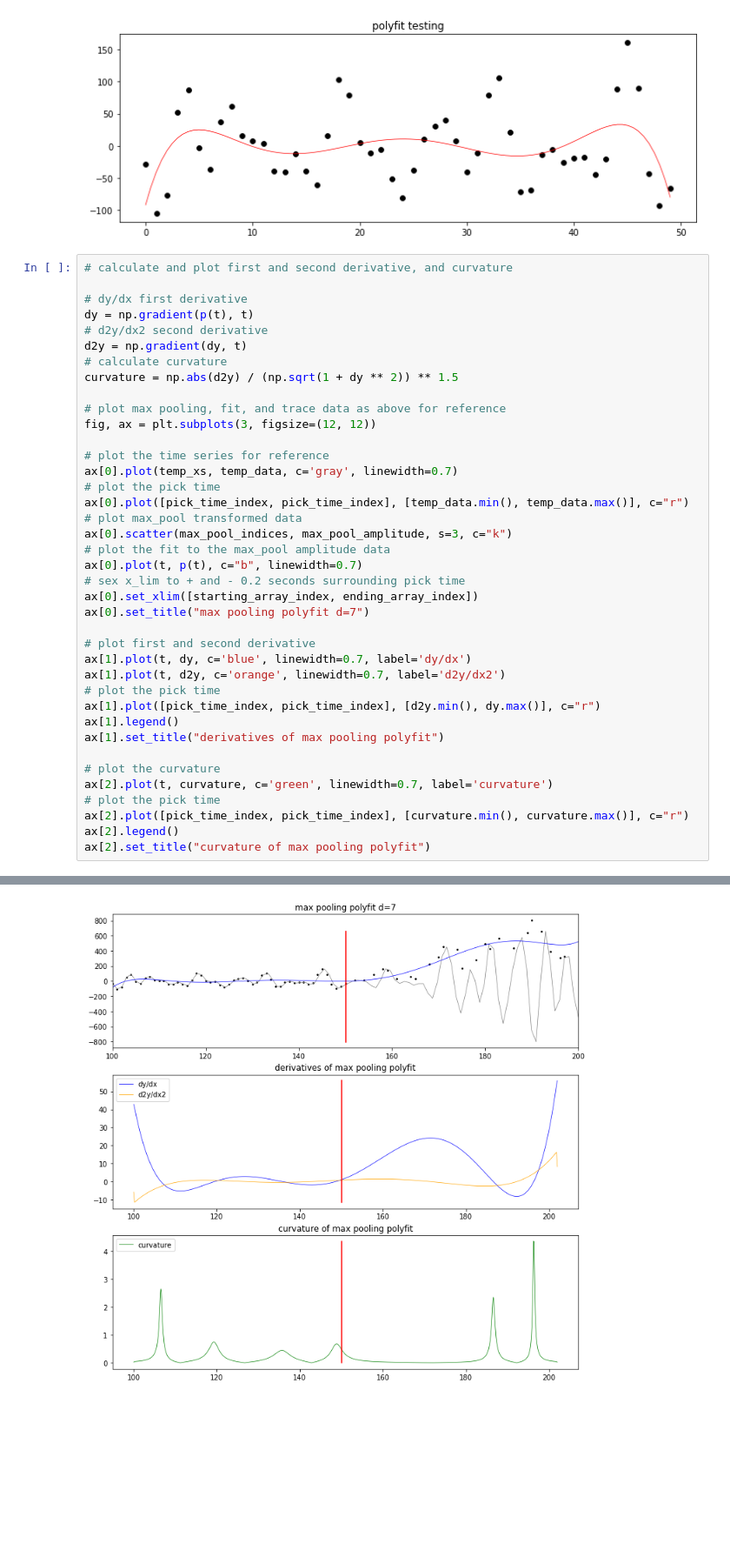
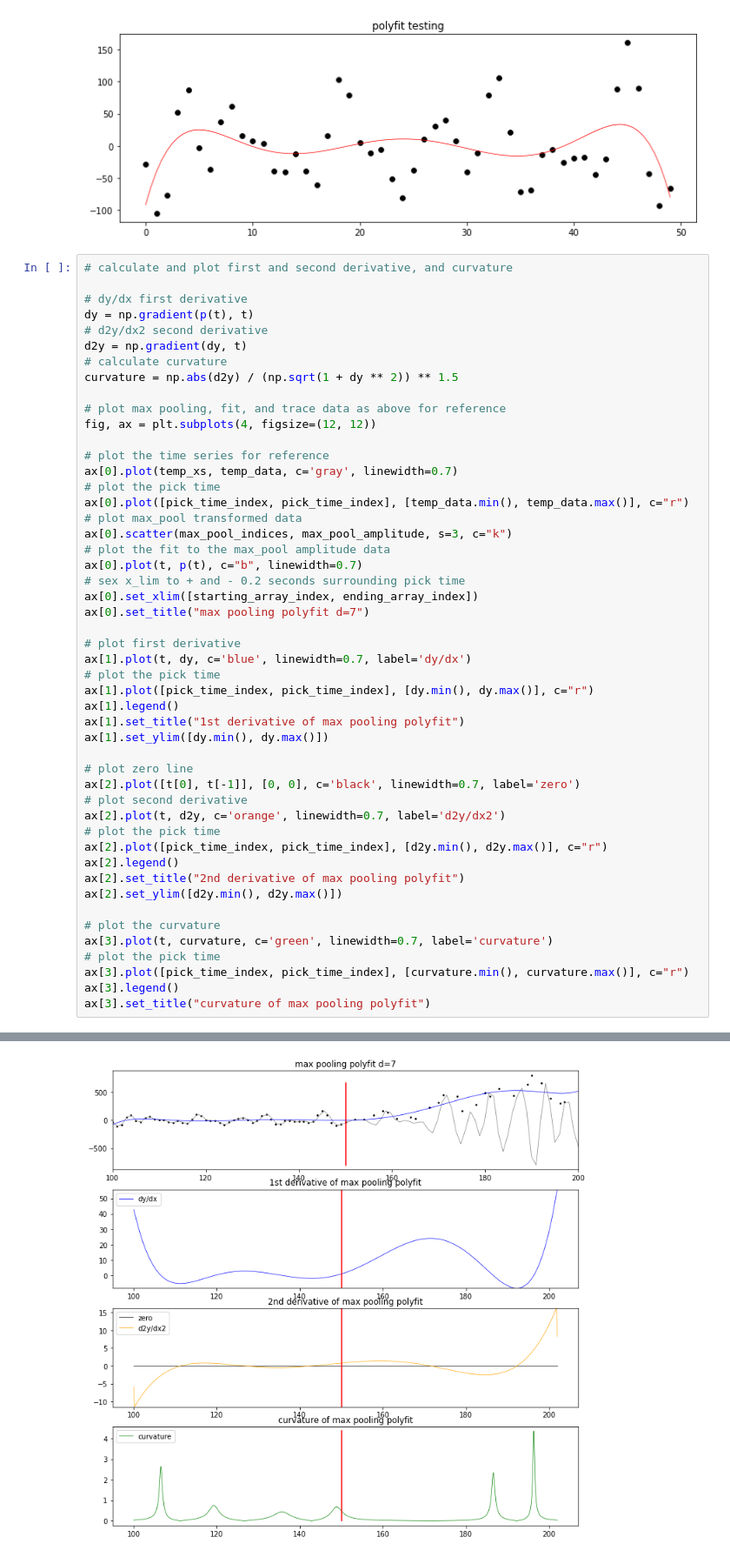
Before and after one commit to tjnewton/sigpig, a Jupyter notebook: examples/explore_Trace.ipynb, the cells around one changed output, grey strips where cells are left out. Shown at 87% size. Saved outputs shown, nothing was run; the diff lists cells and outputs as text; blank space fills up the shorter version.

Commit message:
add calculation and plots of derivatives and curvature

```diff
--- a/examples/explore_Trace.ipynb
+++ b/examples/explore_Trace.ipynb
@@ -290,40 +290,50 @@ Text(0.5, 1.0, 'polyfit testing')
 
 # dy/dx first derivative
 dy = np.gradient(p(t), t)
 # d2y/dx2 second derivative
 d2y = np.gradient(dy, t)
 # calculate curvature
 curvature = np.abs(d2y) / (np.sqrt(1 + dy ** 2)) ** 1.5
 
 # plot max pooling, fit, and trace data as above for reference
-fig, ax = plt.subplots(3, figsize=(12, 12))
+fig, ax = plt.subplots(4, figsize=(12, 12))
 
 # plot the time series for reference
 ax[0].plot(temp_xs, temp_data, c='gray', linewidth=0.7)
 # plot the pick time
 ax[0].plot([pick_time_index, pick_time_index], [temp_data.min(), temp_data.max()], c="r")
 # plot max_pool transformed data
 ax[0].scatter(max_pool_indices, max_pool_amplitude, s=3, c="k")
 # plot the fit to the max_pool amplitude data
 ax[0].plot(t, p(t), c="b", linewidth=0.7)
 # sex x_lim to + and - 0.2 seconds surrounding pick time
 ax[0].set_xlim([starting_array_index, ending_array_index])
 ax[0].set_title("max pooling polyfit d=7")
 
-# plot first and second derivative
+# plot first derivative
 ax[1].plot(t, dy, c='blue', linewidth=0.7, label='dy/dx')
-ax[1].plot(t, d2y, c='orange', linewidth=0.7, label='d2y/dx2')
 # plot the pick time
-ax[1].plot([pick_time_index, pick_time_index], [d2y.min(), dy.max()], c="r")
+ax[1].plot([pick_time_index, pick_time_index], [dy.min(), dy.max()], c="r")
 ax[1].legend()
-ax[1].set_title("derivatives of max pooling polyfit")
+ax[1].set_title("1st derivative of max pooling polyfit")
+ax[1].set_ylim([dy.min(), dy.max()])
+
+# plot zero line
+ax[2].plot([t[0], t[-1]], [0, 0], c='black', linewidth=0.7, label='zero')
+# plot second derivative
+ax[2].plot(t, d2y, c='orange', linewidth=0.7, label='d2y/dx2')
+# plot the pick time
+ax[2].plot([pick_time_index, pick_time_index], [d2y.min(), d2y.max()], c="r")
+ax[2].legend()
+ax[2].set_title("2nd derivative of max pooling polyfit")
+ax[2].set_ylim([d2y.min(), d2y.max()])
 
 # plot the curvature
-ax[2].plot(t, curvature, c='green', linewidth=0.7, label='curvature')
+ax[3].plot(t, curvature, c='green', linewidth=0.7, label='curvature')
 # plot the pick time
-ax[2].plot([pick_time_index, pick_time_index], [curvature.min(), curvature.max()], c="r")
-ax[2].legend()
-ax[2].set_title("curvature of max pooling polyfit")
+ax[3].plot([pick_time_index, pick_time_index], [curvature.min(), curvature.max()], c="r")
+ax[3].legend()
+ax[3].set_title("curvature of max pooling polyfit")
 # %% [output]
 Text(0.5, 1.0, 'curvature of max pooling polyfit')
-[figure, old version]
+[figure, new version]
```
Also changed, not shown: parts of 1 cell of this notebook.
